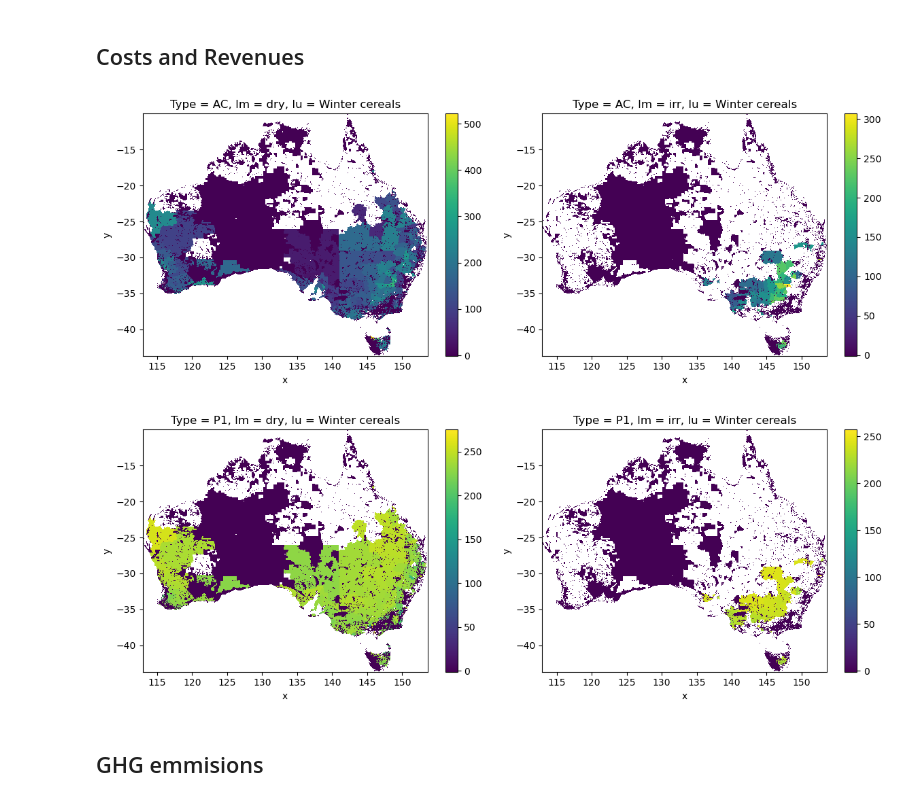
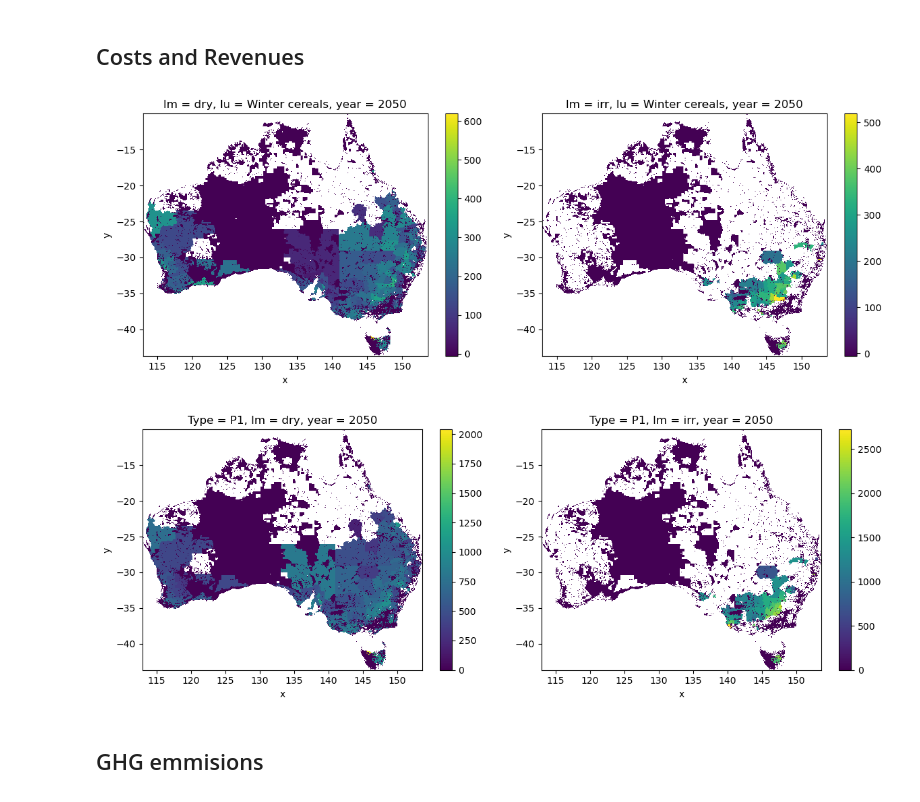
Before and after one commit to land-use-trade-offs/luto-2.0, a Jupyter notebook: luto/tools/Manual_jupyter_books/Chap_1_1_LUTO_overview.ipynb, the cells around one changed output. Drawn from its saved outputs; the diff is of its cells as text; code cells hidden in the pictures.

```diff
--- a/luto/tools/Manual_jupyter_books/Chap_1_LUTO_overview.ipynb
+++ b/luto/tools/Manual_jupyter_books/Chap_1_1_LUTO_overview.ipynb
@@ -20,14 +20,15 @@ import pandas as pd
 import matplotlib.pyplot as plt
 
 
-# cd to the root folder of the project
+# cd to the root folder of LUTO project
 os.chdir('N:/LUF-Modelling/LUTO2_JZ/luto-2.0')
 from luto.tools.Manual_jupyter_books.helpers import map_to_4band, mrj_to_xr, arr_to_xr, map_to_plot
 from luto.economics.agricultural.quantity import get_quantity_matrices
+from luto.economics.agricultural.water import get_wreq_matrices
 from luto.tools.Manual_jupyter_books.helpers.parameters import legend_params
 
 
-# # Run LUTO
-# import luto.simulation as sim
-# data = sim.load_data()
-# sim.run(data=data, base=2010, target=2015)
+# Run LUTO
+import luto.simulation as sim
+data = sim.load_data()
+sim.run(data=data, base=2010, target=2050)
@@ -271,7 +312,9 @@ print(f'Total quantity for {lu_desc} in {year_begin}: {q_total:.2f} million tonn
 Total quantity for Winter cereals in 2010: 41.27 million tonnes.
 # %%
 # HIDE CODE
-q_dry_target = mrp_xr.sel(lm='dry', year=year_target, lu=lu_desc.upper()).drop_vars('spatial_ref')
-q_irr_target = mrp_xr.sel(lm='irr', year=year_target, lu=lu_desc.upper()).drop_vars('spatial_ref')
+q_lu_target = mrp_xr.sel(year=year_target, lu=lu_desc.upper()) / lu_area  # t/ha
+
+q_dry_target = q_lu_target.sel(lm='dry').drop_vars('spatial_ref')
+q_irr_target = q_lu_target.sel(lm='irr').drop_vars('spatial_ref')
 plot_dry_irr(q_dry_target, q_irr_target)
 # %% [output]
@@ -279,22 +336,40 @@ plot_dry_irr(q_dry_target, q_irr_target)
 # %% [markdown]
 ## Costs and Revenues
+# %%
+# Area Cost, Fixed Depreciation Cost, Fixed Labour Cost, Fixed Operating Cost
+c_fix = agec_crops_xr_lu.sel(Type=['AC', 'FDC', 'FLC', 'FOC'])       # $/ha
+
+# Quantity Cost
+c_q = agec_crops_xr_lu.sel(Type='QC') * q_lu_target                  # $/ha
+
+# Water Cost
+c_wr = agec_crops_xr_lu.sel(Type='WP') * wr_mrj_xr_lu                # $/ha
+
+# Revenue
+r = agec_crops_xr_lu.sel(Type='P1') * q_lu_target                    # $/ha
+
+
+###########    Total Cost    ###########
+c_total = c_fix.sum(dim='Type') + c_q + c_wr                         # $/ha
 # %%
+c_arr = c_total
+
 # HIDE CODE
-c_dry = agec_crops_xr_lu.sel(Type='AC', lm='dry').drop_vars('spatial_ref')
-c_irr = agec_crops_xr_lu.sel(Type='AC', lm='irr').drop_vars('spatial_ref')
+c_dry = c_arr.sel(lm='dry').drop_vars('spatial_ref')
+c_irr = c_arr.sel(lm='irr').drop_vars('spatial_ref')
 
 plot_dry_irr(c_dry, c_irr)
 # %% [output]
-[figure, old version]
+[figure, new version]
 # %%
 # HIDE CODE
 
-r_dry = agec_crops_xr_lu.sel(Type='P1', lm='dry').drop_vars('spatial_ref')
-r_irr = agec_crops_xr_lu.sel(Type='P1', lm='irr').drop_vars('spatial_ref')
+r_dry = r.sel(lm='dry').drop_vars('spatial_ref')
+r_irr = r.sel(lm='irr').drop_vars('spatial_ref')
 
 plot_dry_irr(r_dry, r_irr)
 # %% [output]
-[figure, old version]
+[figure, new version]
 # %% [markdown]
 ## GHG emmisions
 # %%
```
Also changed, not shown: parts of 22 cells of this notebook, 3 other files.
